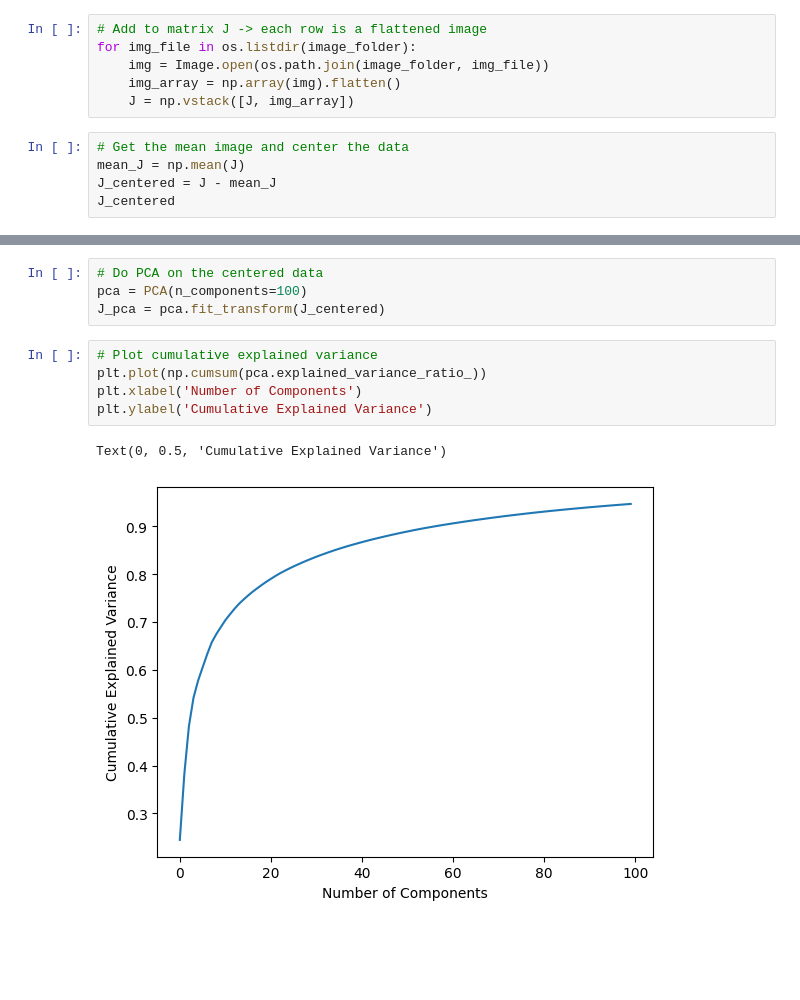
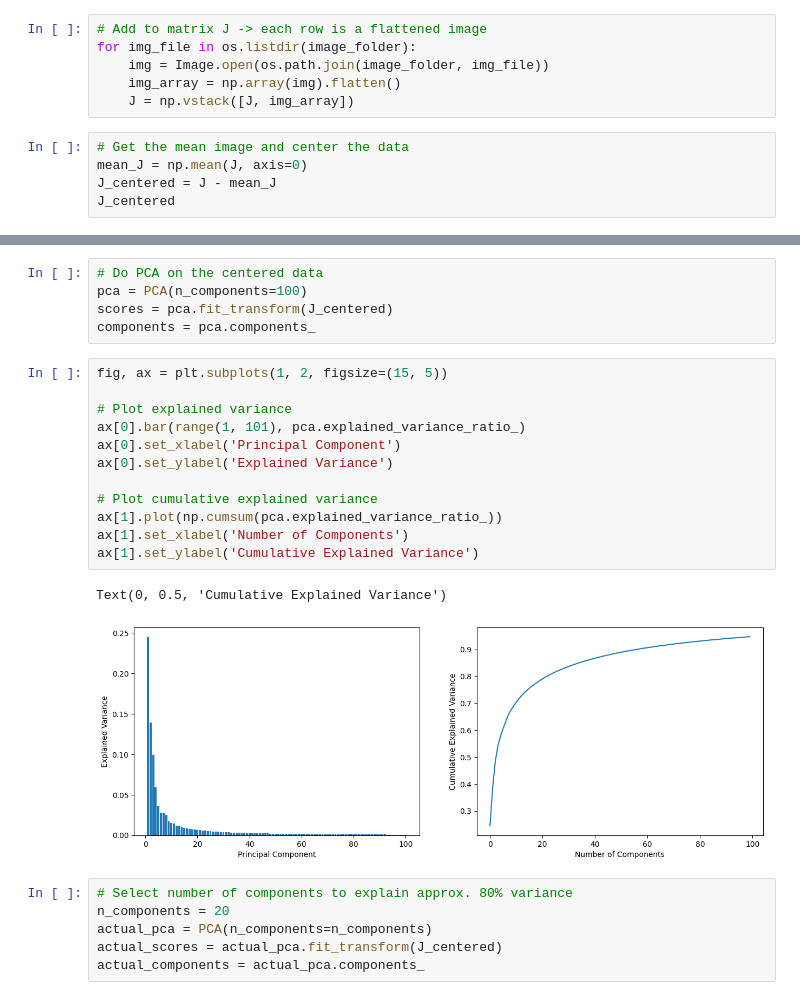
Before and after one commit to s243933/Kareninator, a Jupyter notebook: analyze_ratings.ipynb, the cells around one changed output, grey strips where cells are left out. Saved outputs shown, nothing was run; the diff lists cells and outputs as text; blank space fills up the shorter version.

Commit message:
visualize variation in PC1

```diff
--- a/analyze_ratings.ipynb
+++ b/analyze_ratings.ipynb
@@ -43,7 +43,7 @@ for img_file in os.listdir(image_folder):
     J = np.vstack([J, img_array])
 # %%
 # Get the mean image and center the data
-mean_J = np.mean(J)
+mean_J = np.mean(J, axis=0)
 J_centered = J - mean_J
 J_centered
 # %% [output]
@@ -63,12 +68,26 @@ array([[-113.81331397, -107.81331397, -114.81331397, ...,   35.18668603,
 # %%
 # Do PCA on the centered data
 pca = PCA(n_components=100)
-J_pca = pca.fit_transform(J_centered)
+scores = pca.fit_transform(J_centered)
+components = pca.components_
 # %%
+fig, ax = plt.subplots(1, 2, figsize=(15, 5))
+
+# Plot explained variance
+ax[0].bar(range(1, 101), pca.explained_variance_ratio_)
+ax[0].set_xlabel('Principal Component')
+ax[0].set_ylabel('Explained Variance')
+
 # Plot cumulative explained variance
-plt.plot(np.cumsum(pca.explained_variance_ratio_))
-plt.xlabel('Number of Components')
-plt.ylabel('Cumulative Explained Variance')
+ax[1].plot(np.cumsum(pca.explained_variance_ratio_))
+ax[1].set_xlabel('Number of Components')
+ax[1].set_ylabel('Cumulative Explained Variance')
 # %% [output]
 Text(0, 0.5, 'Cumulative Explained Variance')
-[figure, old version]
+[figure, new version]
+# %%
+# Select number of components to explain approx. 80% variance
+n_components = 20
+actual_pca = PCA(n_components=n_components)
+actual_scores = actual_pca.fit_transform(J_centered)
+actual_components = actual_pca.components_
```
Also changed, not shown: parts of 3 cells of this notebook.
